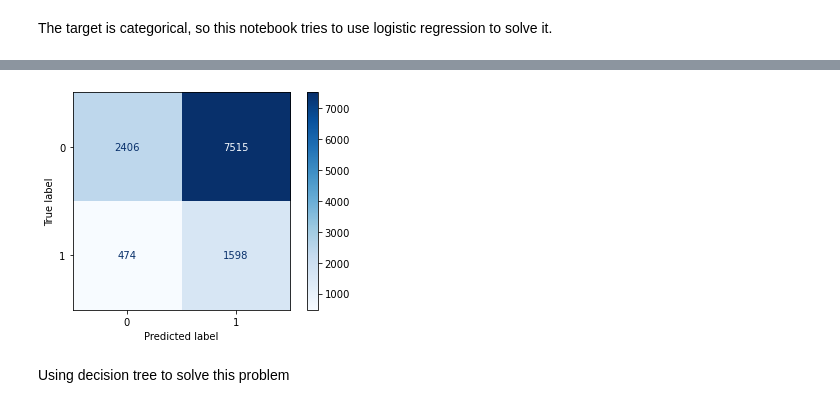
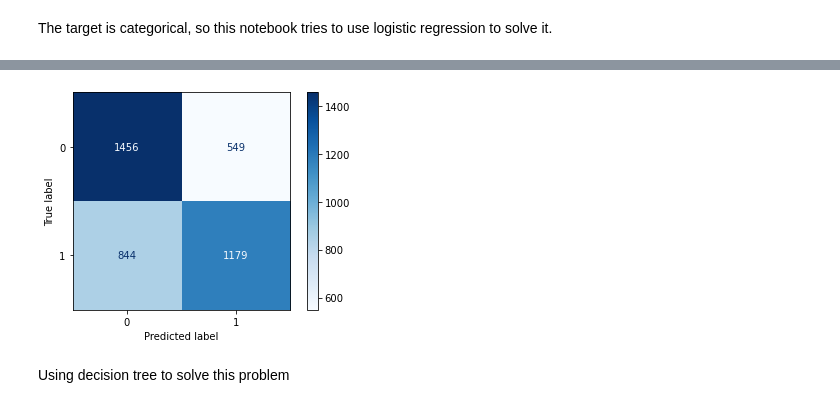
Before and after one commit to qinqin65/MachineLerningAssignment1, a Jupyter notebook: s3805989_assignment1.ipynb, the cells around one changed output, grey strips where cells are left out. Cells and saved outputs as stored; diff of their text form; code cells hidden in the pictures.

Commit message:
resample strategy for dealing with imbalanced data set

```diff
--- a/s3805989_assignment1.ipynb
+++ b/s3805989_assignment1.ipynb
@@ -269,12 +326,12 @@ for i, col in enumerate(numerical_attributes):
 The target is categorical, so this notebook tries to use logistic regression to solve it.
 # %%
 # data copy
-data_for_logistical_rgression = data.copy()
+data_for_logistical_rgression = downsampled.copy()
 # %%
 # data scaling
-transform_attributes = ['AverageCostInFacility', 'AverageIncomeInZipCode']
-powertransformer = PowerTransformer(standardize=False).fit(data_for_logistical_rgression.loc[:, transform_attributes])
-data_for_logistical_rgression.loc[:, transform_attributes] = powertransformer.transform(data_for_logistical_rgression.loc[:, transform_attributes])
+# transform_attributes = ['AverageCostInFacility', 'AverageIncomeInZipCode']
+# powertransformer = PowerTransformer(standardize=False).fit(data_for_logistical_rgression.loc[:, transform_attributes])
+# data_for_logistical_rgression.loc[:, transform_attributes] = powertransformer.transform(data_for_logistical_rgression.loc[:, transform_attributes])
 
 minmaxscaler = MinMaxScaler().fit(data_for_logistical_rgression.loc[:, numerical_attributes])
 data_for_logistical_rgression.loc[:, numerical_attributes] = minmaxscaler.transform(data_for_logistical_rgression.loc[:, numerical_attributes])
@@ -285,9 +342,11 @@ OneHotEncoder_logistic_regression.fit(data_for_logistical_rgression[nominal_attr
 
 onehot_ = OneHotEncoder_logistic_regression.transform(data_for_logistical_rgression[nominal_attributes]).toarray()
 
+j_index = 0
 for i, col_name in enumerate(nominal_attributes):
-    for j in range(len(OneHotEncoder_logistic_regression.categories_[0])):
-        data_for_logistical_rgression[col_name + '_' + str(OneHotEncoder_logistic_regression.categories_[i][j])] = onehot_[:,j]
+    for j in range(len(OneHotEncoder_logistic_regression.categories_[i])):
+        data_for_logistical_rgression[col_name + '_' + str(OneHotEncoder_logistic_regression.categories_[i][j])] = onehot_[:,j_index]
+        j_index = j_index + 1
 
 data_for_logistical_rgression.drop(nominal_attributes, inplace=True, axis=1)
 # %%
@@ -313,14 +372,55 @@ for i, col in enumerate(numerical_attributes):
 # %%
-train_x = train_data_logistical_rgression.drop('LengthOfStay', axis=1)
-train_y = train_data_logistical_rgression['LengthOfStay']
-val_x = val_data_logistical_rgression.drop('LengthOfStay', axis=1)
-val_y = val_data_logistical_rgression['LengthOfStay']
-test_x = test_data_logistical_rgression.drop('LengthOfStay', axis=1)
-test_y = test_data_logistical_rgression['LengthOfStay']
+train_x = train_data_logistical_rgression.drop('LengthOfStay', axis=1).to_numpy()
+train_y = train_data_logistical_rgression[['LengthOfStay']].to_numpy()
+val_x = val_data_logistical_rgression.drop('LengthOfStay', axis=1).to_numpy()
+val_y = val_data_logistical_rgression[['LengthOfStay']].to_numpy()
+test_x = test_data_logistical_rgression.drop('LengthOfStay', axis=1).to_numpy()
+test_y = test_data_logistical_rgression[['LengthOfStay']].to_numpy()
 
-clf = LogisticRegression(random_state=0, penalty='l2', C = 40, solver='saga',
+# poly = PolynomialFeatures(3)
+# poly.fit(train_x)
+# train_x = poly.transform(train_x)
+# test_x = poly.transform(test_x)
+# val_x = poly.transform(val_x)
+
+# scaler = MinMaxScaler()
+# scaler.fit(train_x)
+# train_x = scaler.transform(train_x)
+# val_x = scaler.transform(val_x)
+# test_x = scaler.transform(test_x)
+
+# lambda_paras = np.logspace(-5, 1, num=25)
+# train_performace = list()
+# valid_performace = list()
+
+# for lambda_para in lambda_paras:
+#     clf = LogisticRegression(random_state=0, penalty='l2', C = 1.0/lambda_para, solver='saga',
+#                          max_iter=1000,
+#                          class_weight={0: 1, 1: 5}).fit(train_x, train_y.ravel())
+
+#     train_prediction = clf.predict(train_x)
+#     val_prediction = clf.predict(val_x)
+#     test_pred = clf.predict(test_x)
+
+#     train_f1 = f1_score(train_y, train_prediction)
+#     val_f1 = f1_score(val_y, val_prediction)
+
+#     train_performace.append(train_f1)
+#     valid_performace.append(val_f1)
+
+# plt.plot([1.0/lambda_para for lambda_para in lambda_paras],
+#          [tp for tp in train_performace], 'r-')
+# plt.plot([1.0/lambda_para for lambda_para in lambda_paras],
+#          [vp for vp in valid_performace], 'b--')
+# plt.xscale("log")
+# plt.ylabel('F1 Score')
+# plt.xlabel('Model Capacity')
+# plt.legend(['Training','Validation'])
+# plt.show()
+
+clf = LogisticRegression(random_state=0, penalty='l2', C = 0.1, solver='saga',
                          max_iter=1000,
-                         class_weight={0: 1, 1: 5}).fit(train_x, train_y)
+                         class_weight={0: 1, 1: 1}).fit(train_x, train_y.ravel())
 
 train_prediction = clf.predict(train_x)
 val_prediction = clf.predict(val_x)
@@ -351,4 +451,4 @@ Validation F1-Score score: 0.286
-[figure, old version]
+[figure, new version]
 # %% [markdown]
 Using decision tree to solve this problem
 # %%
```
Also changed, not shown: parts of 13 cells of this notebook.
